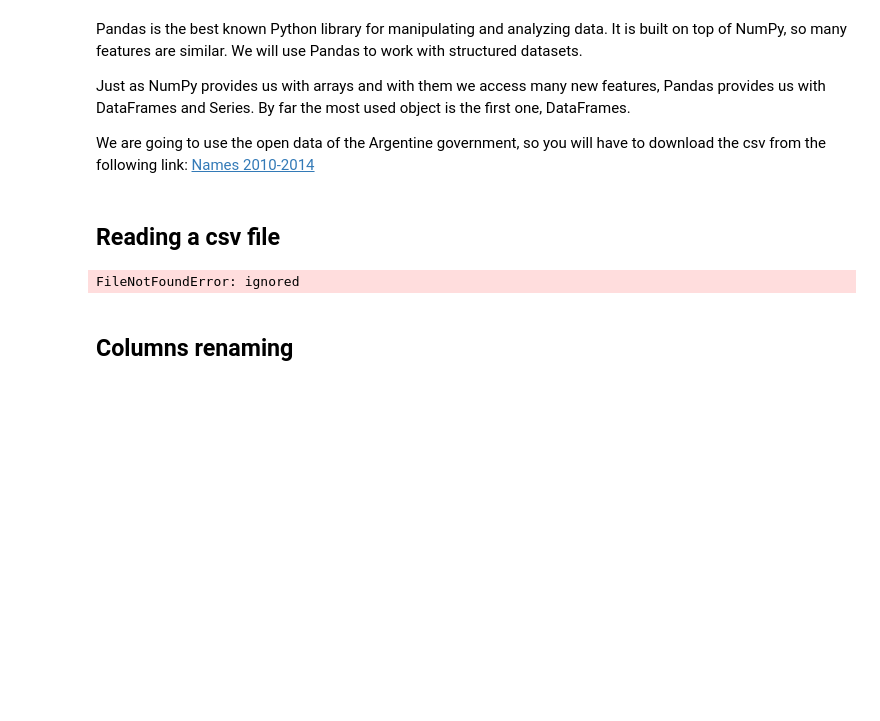
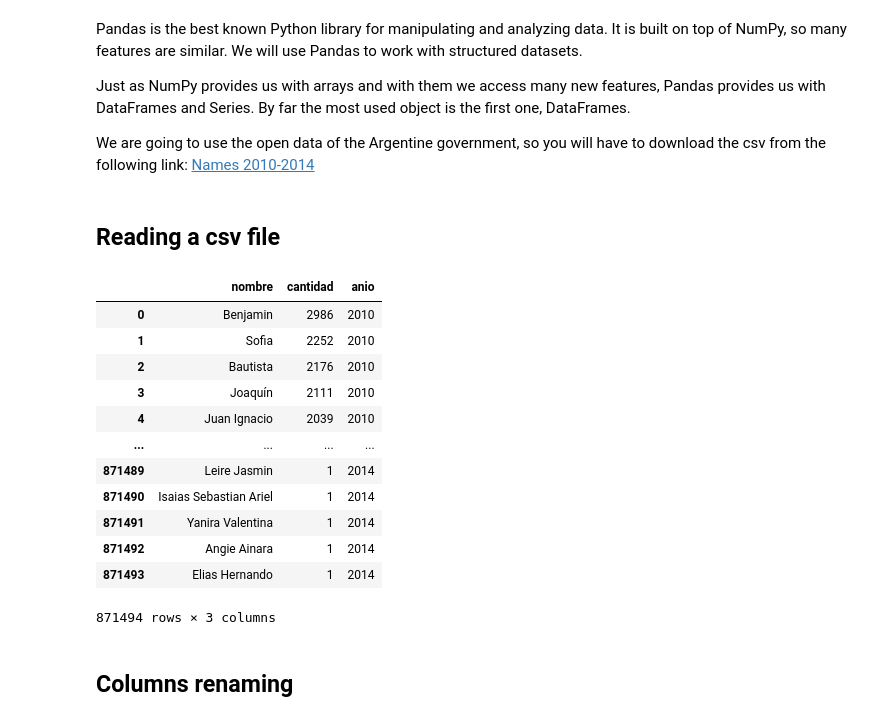
Before and after one commit to fefo716/AnyoneAI, a Jupyter notebook: Practice_Python_NumPy_Pandas.ipynb, the cells around one changed output. Drawn from its saved outputs; the diff is of its cells as text; code cells hidden in the pictures; blank space fills up the shorter version.

```diff
--- a/Practice_Python_NumPy_Pandas.ipynb
+++ b/Practice_Python_NumPy_Pandas.ipynb
@@ -929,10 +930,22 @@ import pandas as pd
 # %% [markdown]
 ## Reading a csv file
 # %%
-df_names = pd.read_csv('names_2014.csv')
+df_names = pd.read_csv('nombres-2010-2014.csv')
 df_names
 # %% [output]
+|  | nombre | cantidad | anio |
+| 0 | Benjamin | 2986 | 2010 |
+| 1 | Sofia | 2252 | 2010 |
+| 2 | Bautista | 2176 | 2010 |
+| 3 | Joaquín | 2111 | 2010 |
+| 4 | Juan Ignacio | 2039 | 2010 |
+| ... | ... | ... | ... |
+| 871489 | Leire Jasmin | 1 | 2014 |
+| 871490 | Isaias Sebastian Ariel | 1 | 2014 |
+| 871491 | Yanira Valentina | 1 | 2014 |
+| 871492 | Angie Ainara | 1 | 2014 |
+| 871493 | Elias Hernando | 1 | 2014 |
-FileNotFoundError: ignored
+871494 rows × 3 columns
 # %% [markdown]
 ## Columns renaming
 # %% [markdown]
```
Also changed, not shown: parts of 17 cells of this notebook.
